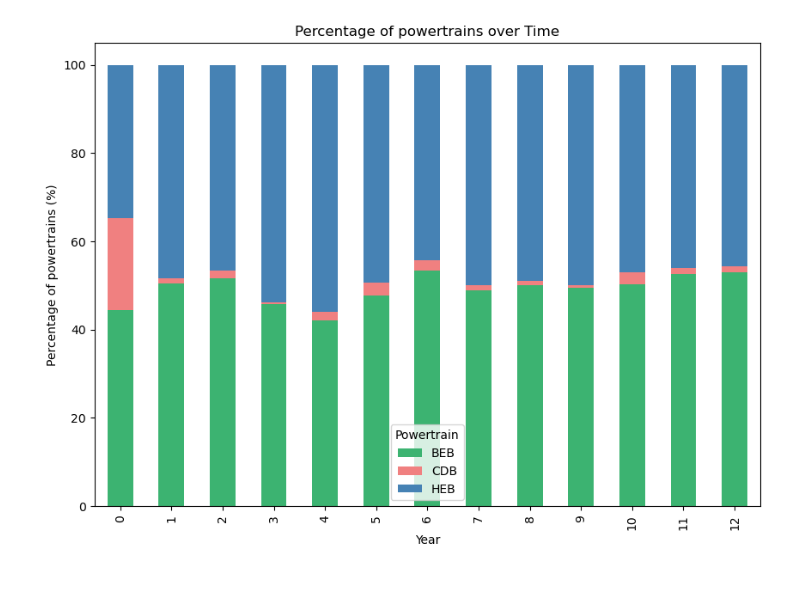
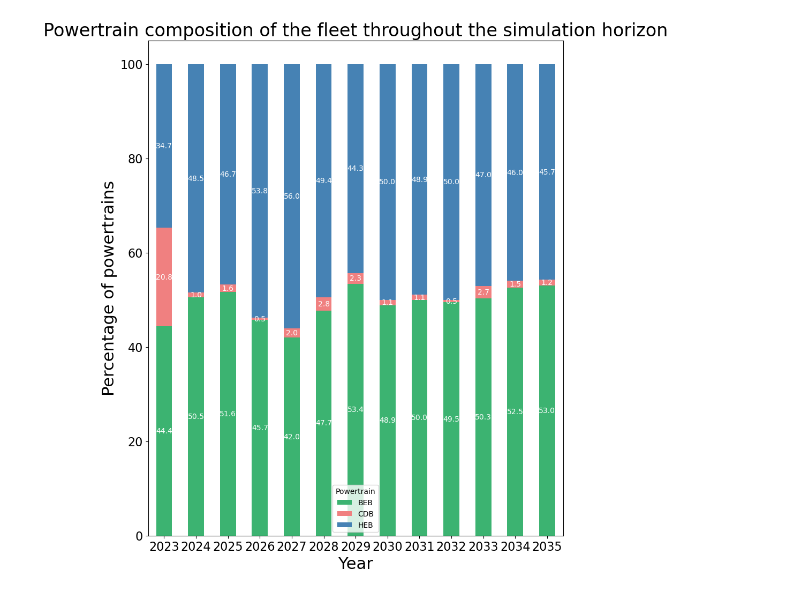
Before and after one commit to narslab/transit-electrification-futures, a Jupyter notebook: bin/jupyter/explore-optimization-results.ipynb, the cells around one changed output. Cells and saved outputs as stored; diff of their text form; code cells hidden in the pictures.

```diff
--- a/bin/jupyter/explore-optimization-results.ipynb
+++ b/bin/jupyter/explore-optimization-results.ipynb
@@ -3,19 +5,18 @@ import pandas as pd
 # %%
-df = pd.read_csv(r'../../results/strategies-simulation-optimized-variables.csv', low_memory=False)
+df = pd.read_csv(r'../../results/strategies-simulation-optimized-variables-v02.csv', low_memory=False)
+# %%
+df_plot=df.copy()
 # %%
-import pandas as pd
-import matplotlib.pyplot as plt
-
 # Parsing the Variable into separate columns
-df['Powertrain'] = df['Variable'].apply(lambda x: x.split('[')[0])  # Bus type
-df['Capacity'] = df['Variable'].apply(lambda x: x.split('[')[1].split(',')[0])  # Capacity
-df['Year'] = df['Variable'].apply(lambda x: int(x.split(',')[1].split(']')[0]))  # Year
+df_plot['Powertrain'] = df_plot['Variable'].apply(lambda x: x.split('[')[0])  # Bus type
+df_plot['Capacity'] = df_plot['Variable'].apply(lambda x: x.split('[')[1].split(',')[0])  # Capacity
+df_plot['Year'] = df_plot['Variable'].apply(lambda x: int(x.split(',')[1].split(']')[0]))  # Year
 
 # Only keep rows that have "BusType" as y_CDB, y_HEB, or y_BEB
-df = df[df['BusType'].isin(['y_CDB', 'y_HEB', 'y_BEB'])]
+df_plot = df_plot[df_plot['Powertrain'].isin(['y_CDB', 'y_HEB', 'y_BEB'])]
 
 # Group by Year and BusType, sum the values
-grouped_df = df.groupby(['Year', 'Powertrain']).sum().reset_index()
+grouped_df = df_plot.groupby(['Year', 'Powertrain']).sum(numeric_only=True).reset_index()
 
 # Pivot the data to have BusType as columns and their respective values
 pivot_df = grouped_df.pivot(index='Year', columns='Powertrain', values='Value')
@@ -25,15 +26,41 @@ pivot_df = pivot_df.divide(pivot_df.sum(axis=1), axis=0) * 100
 
 # Rename columns for the legend
 pivot_df.rename(columns={'y_BEB': 'BEB', 'y_HEB': 'HEB', 'y_CDB': 'CDB'}, inplace=True)
-
-# Define colors
-colors = {'BEB': 'mediumseagreen', 'HEB': 'steelblue', 'CDB': 'lightcoral'}
-
-# Plot
-pivot_df.plot(kind='bar', stacked=True, color=[colors[col] for col in pivot_df.columns], figsize=(10,7))
-plt.title("Percentage of powertrains over Time")
-plt.xlabel("Year")
-plt.ylabel("Percentage of powertrains (%)")
-plt.show()
-# %% [output]
-[figure, removed]
+# %%
+# Define colors
+colors = {'BEB': 'mediumseagreen', 'HEB': 'steelblue', 'CDB': 'lightcoral'}
+
+# Increase the size of the plot
+fig, ax = plt.subplots(figsize=(10,12))
+
+# Create the stacked bar plot
+pivot_df.plot(kind='bar', stacked=True, color=[colors[col] for col in pivot_df.columns], ax=ax)
+
+# Add percentage labels to each bar, remove the '%' sign
+for p in ax.patches:
+    width, height = p.get_width(), p.get_height()
+    x, y = p.get_xy()
+    ax.text(x+width/2,
+            y+height/2,
+            '{:.1f}'.format(height),  # remove the '%' sign
+            horizontalalignment='center',
+            verticalalignment='center',
+            color = 'white', # makes the text easier to read
+            fontsize = 10)   # increase the font size
+
+# Set x-axis ticks and labels
+ax.set_xticks(range(13))
+ax.set_xticklabels(range(2023, 2036), rotation='horizontal')
+
+# Increase the size of x and y axis indices
+ax.tick_params(axis='x', labelsize=16)
+ax.tick_params(axis='y', labelsize=16)
+
+# Set the title and labels with increased font sizes
+ax.set_title("Powertrain composition of the fleet throughout the simulation horizon", fontsize=24)
+ax.set_xlabel("Year", fontsize=22)
+ax.set_ylabel("Percentage of powertrains", fontsize=22)
+
+plt.show()
+# %% [output]
+[figure, added]
```
Also changed, not shown: parts of 10 cells of this notebook, 3 other files.
